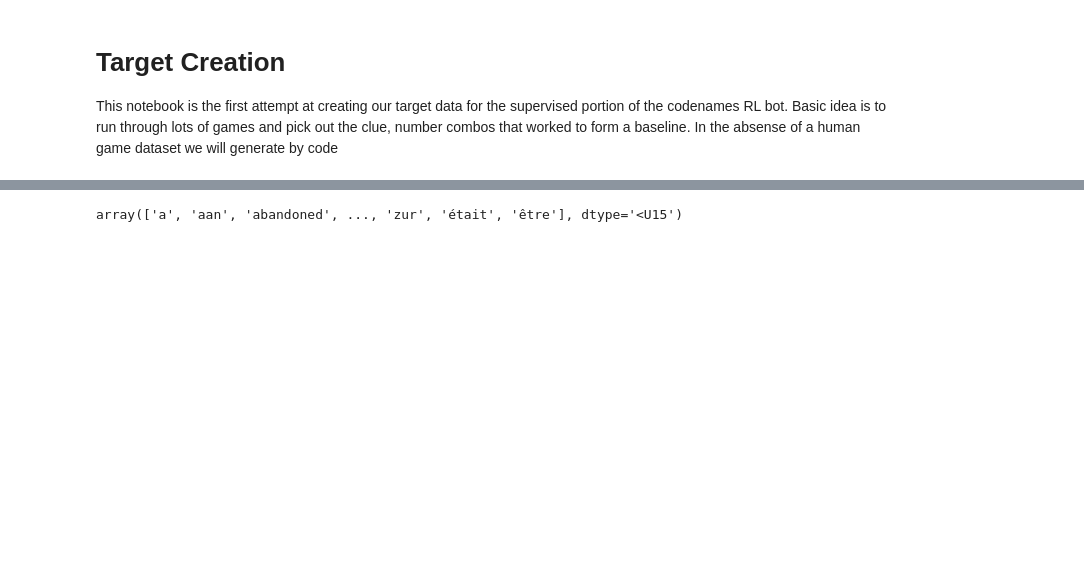
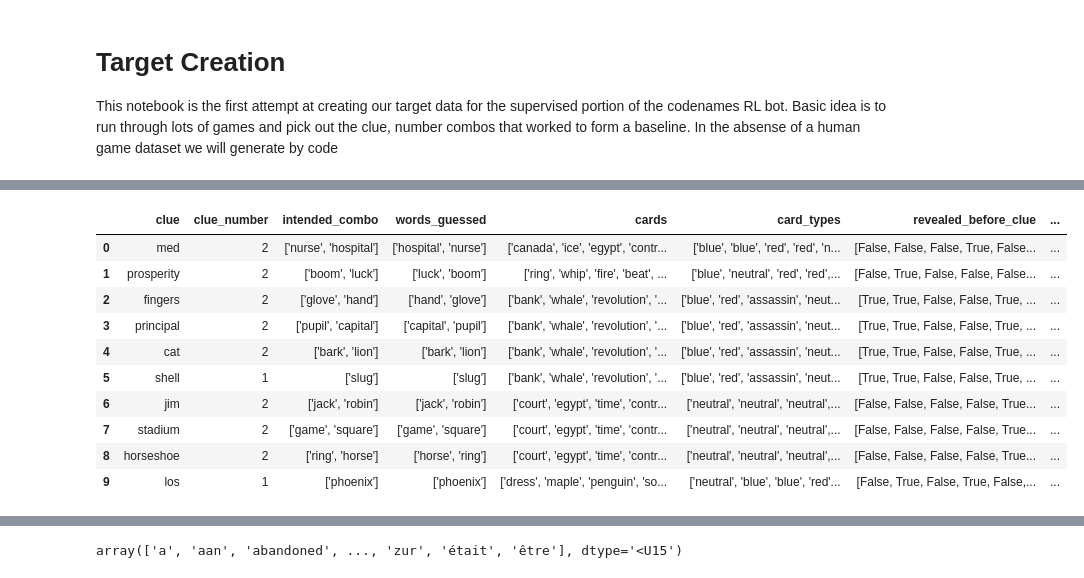
Before and after one commit to JBernC/codenames, a Jupyter notebook: notebooks/target_creation.ipynb, the cells around one changed output, grey strips where cells are left out. Saved outputs shown, nothing was run; the diff lists cells and outputs as text; code cells hidden in the pictures; blank space fills up the shorter version.

```diff
--- a/notebooks/target_creation.ipynb
+++ b/notebooks/target_creation.ipynb
@@ -228,0 +219,14 @@ pd.read_csv("data/5k_conceptnet_game_data/tt.csv")
+# %%
+pd.read_csv(df_filename).style
+# %% [output]
+|  | clue | clue_number | intended_combo | words_guessed | cards | card_types | revealed_before_clue | ... |
+| 0 | med | 2 | ['nurse', 'hospital'] | ['hospital', 'nurse'] | ['canada', 'ice', 'egypt', 'contr... | ['blue', 'blue', 'red', 'red', 'n... | [False, False, False, True, False... | ... |
+| 1 | prosperity | 2 | ['boom', 'luck'] | ['luck', 'boom'] | ['ring', 'whip', 'fire', 'beat', ... | ['blue', 'neutral', 'red', 'red',... | [False, True, False, False, False... | ... |
+| 2 | fingers | 2 | ['glove', 'hand'] | ['hand', 'glove'] | ['bank', 'whale', 'revolution', '... | ['blue', 'red', 'assassin', 'neut... | [True, True, False, False, True, ... | ... |
+| 3 | principal | 2 | ['pupil', 'capital'] | ['capital', 'pupil'] | ['bank', 'whale', 'revolution', '... | ['blue', 'red', 'assassin', 'neut... | [True, True, False, False, True, ... | ... |
+| 4 | cat | 2 | ['bark', 'lion'] | ['bark', 'lion'] | ['bank', 'whale', 'revolution', '... | ['blue', 'red', 'assassin', 'neut... | [True, True, False, False, True, ... | ... |
+| 5 | shell | 1 | ['slug'] | ['slug'] | ['bank', 'whale', 'revolution', '... | ['blue', 'red', 'assassin', 'neut... | [True, True, False, False, True, ... | ... |
+| 6 | jim | 2 | ['jack', 'robin'] | ['jack', 'robin'] | ['court', 'egypt', 'time', 'contr... | ['neutral', 'neutral', 'neutral',... | [False, False, False, False, True... | ... |
+| 7 | stadium | 2 | ['game', 'square'] | ['game', 'square'] | ['court', 'egypt', 'time', 'contr... | ['neutral', 'neutral', 'neutral',... | [False, False, False, False, True... | ... |
+| 8 | horseshoe | 2 | ['ring', 'horse'] | ['horse', 'ring'] | ['court', 'egypt', 'time', 'contr... | ['neutral', 'neutral', 'neutral',... | [False, False, False, False, True... | ... |
+| 9 | los | 1 | ['phoenix'] | ['phoenix'] | ['dress', 'maple', 'penguin', 'so... | ['neutral', 'blue', 'blue', 'red'... | [False, True, False, True, False,... | ... |
```
Also changed, not shown: parts of 5 cells of this notebook, 3 other files.
